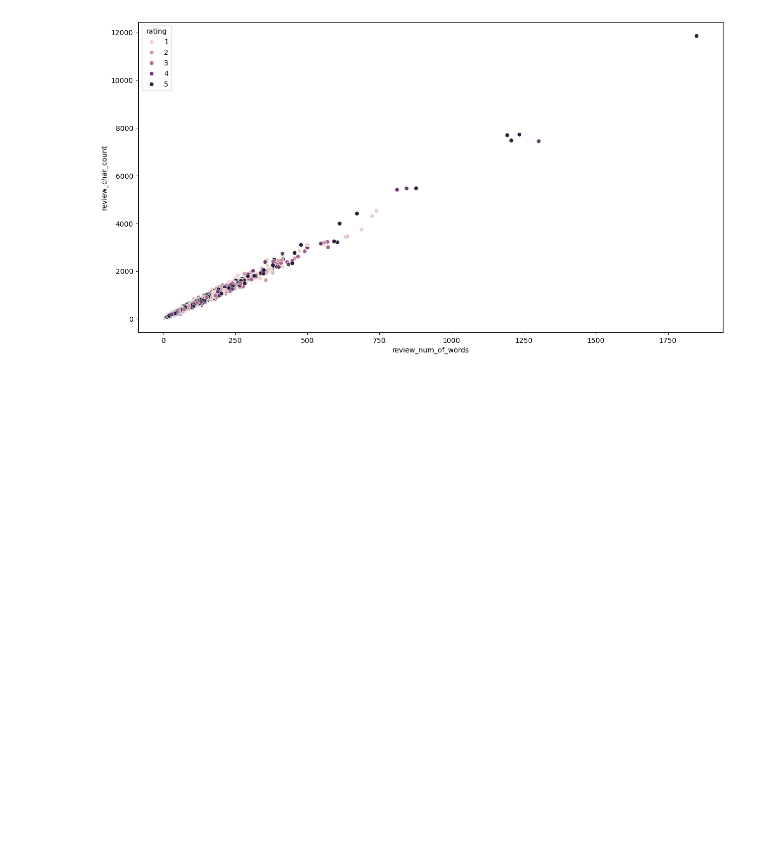
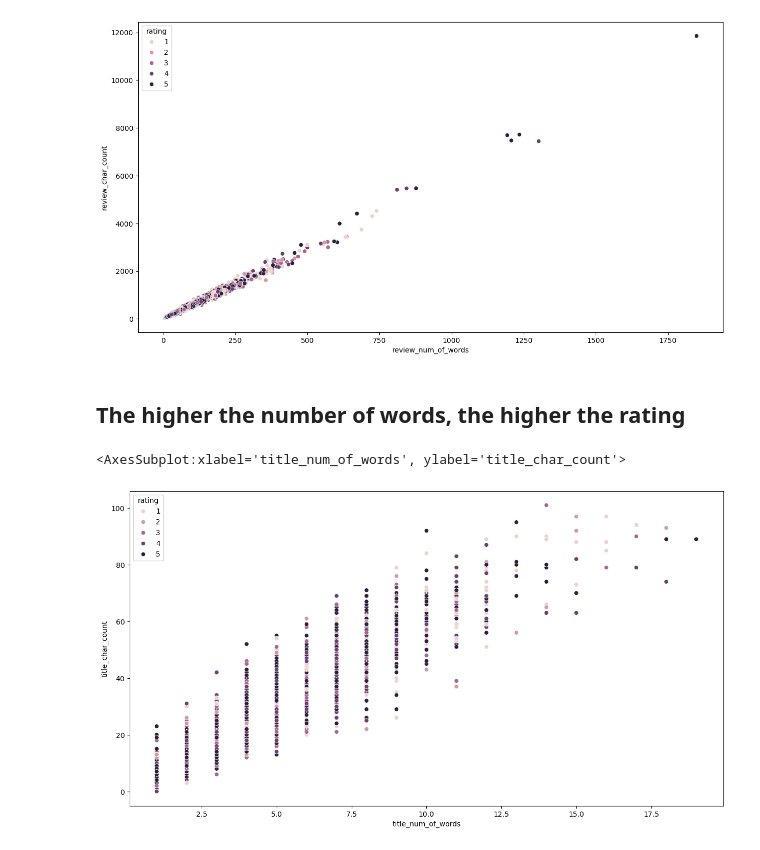
Before and after one commit to MaukanMir/Singapore-Airline-Reviews, a Jupyter notebook: training.ipynb, the cells around one changed output. Saved outputs shown, nothing was run; the diff lists cells and outputs as text; code cells hidden in the pictures; blank space fills up the shorter version.

```diff
--- a/training.ipynb
+++ b/training.ipynb
@@ -135,3 +135,11 @@ sns.scatterplot(data=df, x="review_num_of_words", y="review_char_count", hue="ra
 # %% [output]
 <AxesSubplot:xlabel='review_num_of_words', ylabel='review_char_count'>
 [figure]
+# %% [markdown]
+## The higher the number of words, the higher the rating
+# %%
+plt.figure(figsize=(15, 8))
+sns.scatterplot(data=df, x="title_num_of_words", y="title_char_count", hue="rating")
+# %% [output]
+<AxesSubplot:xlabel='title_num_of_words', ylabel='title_char_count'>
+[figure, added]
```
Also changed, not shown: parts of 2 cells of this notebook.
